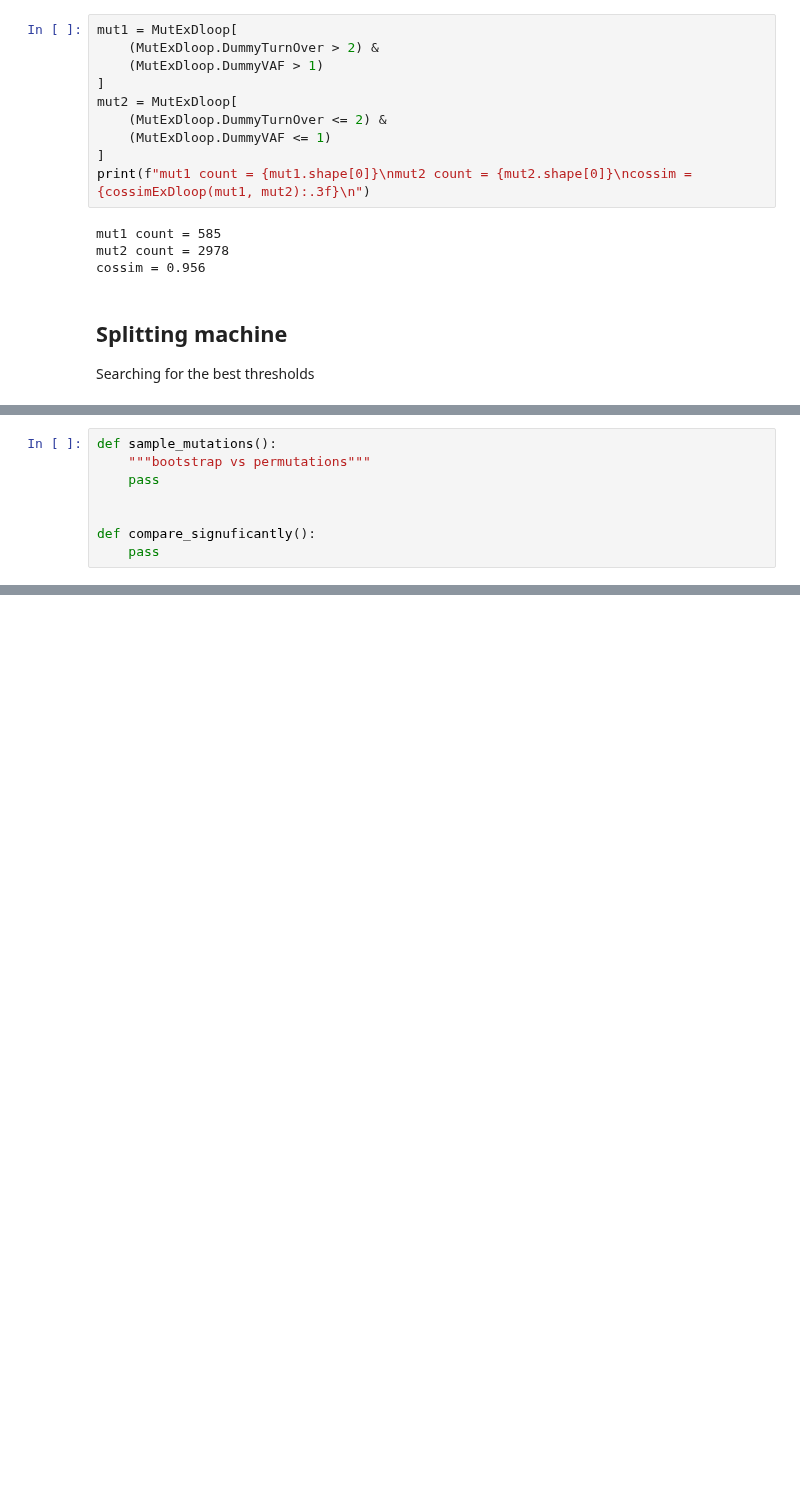
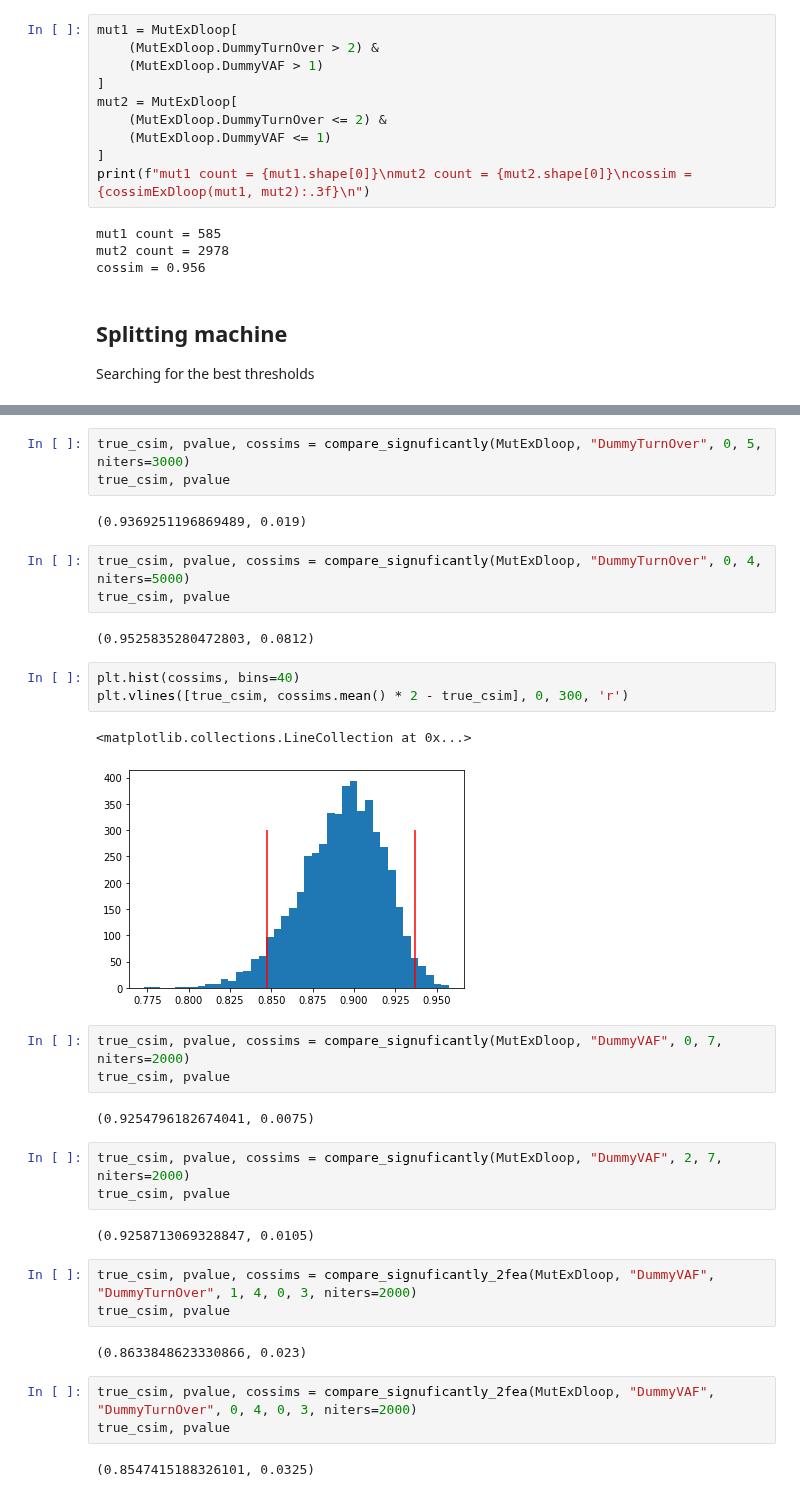
Before and after one commit to mitoclub/mtdnaMutSpecOfCancers, a Jupyter notebook: notebooks/cancer_calc_ms.ipynb, the cells around one changed output, grey strips where cells are left out. Cells and saved outputs as stored; diff of their text form; blank space fills up the shorter version.

```diff
--- a/notebooks/cancer_calc_ms.ipynb
+++ b/notebooks/cancer_calc_ms.ipynb
@@ -899,11 +883,3 @@ pair[pair.enough_muts].head(10)
 | 45 | 0 | 4 | 2 | 3 | 898 | 312 | 0.880088 | ... |
 | 120 | 0 | 1 | 1 | 6 | 796 | 342 | 0.886686 | ... |
 | 6 | 0 | 5 | 0 | 1 | 649 | 300 | 0.889646 | ... |
-# %%
-def sample_mutations():
-    """bootstrap vs permutations"""
-    pass
-
-
-def compare_signuficantly():
-    pass
@@ -925,3 +958,39 @@ mut1.head(10).sample(10, replace=True)  # for permutations
+# %%
+true_csim, pvalue, cossims = compare_signuficantly(MutExDloop, "DummyTurnOver", 0, 5, niters=3000)
+true_csim, pvalue
+# %% [output]
+(0.9369251196869489, 0.019)
+# %%
+true_csim, pvalue, cossims = compare_signuficantly(MutExDloop, "DummyTurnOver", 0, 4, niters=5000)
+true_csim, pvalue
+# %% [output]
+(0.9525835280472803, 0.0812)
+# %%
+plt.hist(cossims, bins=40)
+plt.vlines([true_csim, cossims.mean() * 2 - true_csim], 0, 300, 'r')
+# %% [output]
+<matplotlib.collections.LineCollection at 0x...>
+[figure, added]
+# %%
+true_csim, pvalue, cossims = compare_signuficantly(MutExDloop, "DummyVAF", 0, 7, niters=2000)
+true_csim, pvalue
+# %% [output]
+(0.9254796182674041, 0.0075)
+# %%
+true_csim, pvalue, cossims = compare_signuficantly(MutExDloop, "DummyVAF", 2, 7, niters=2000)
+true_csim, pvalue
+# %% [output]
+(0.9258713069328847, 0.0105)
+# %%
+true_csim, pvalue, cossims = compare_signuficantly_2fea(MutExDloop, "DummyVAF", "DummyTurnOver", 1, 4, 0, 3, niters=2000)
+true_csim, pvalue
+# %% [output]
+(0.8633848623330866, 0.023)
+# %%
+true_csim, pvalue, cossims = compare_signuficantly_2fea(MutExDloop, "DummyVAF", "DummyTurnOver", 0, 4, 0, 3, niters=2000)
+true_csim, pvalue
+# %% [output]
+(0.8547415188326101, 0.0325)
 # %% [markdown]
 ## Plan
 
```
Also changed, not shown: parts of 12 cells of this notebook.
